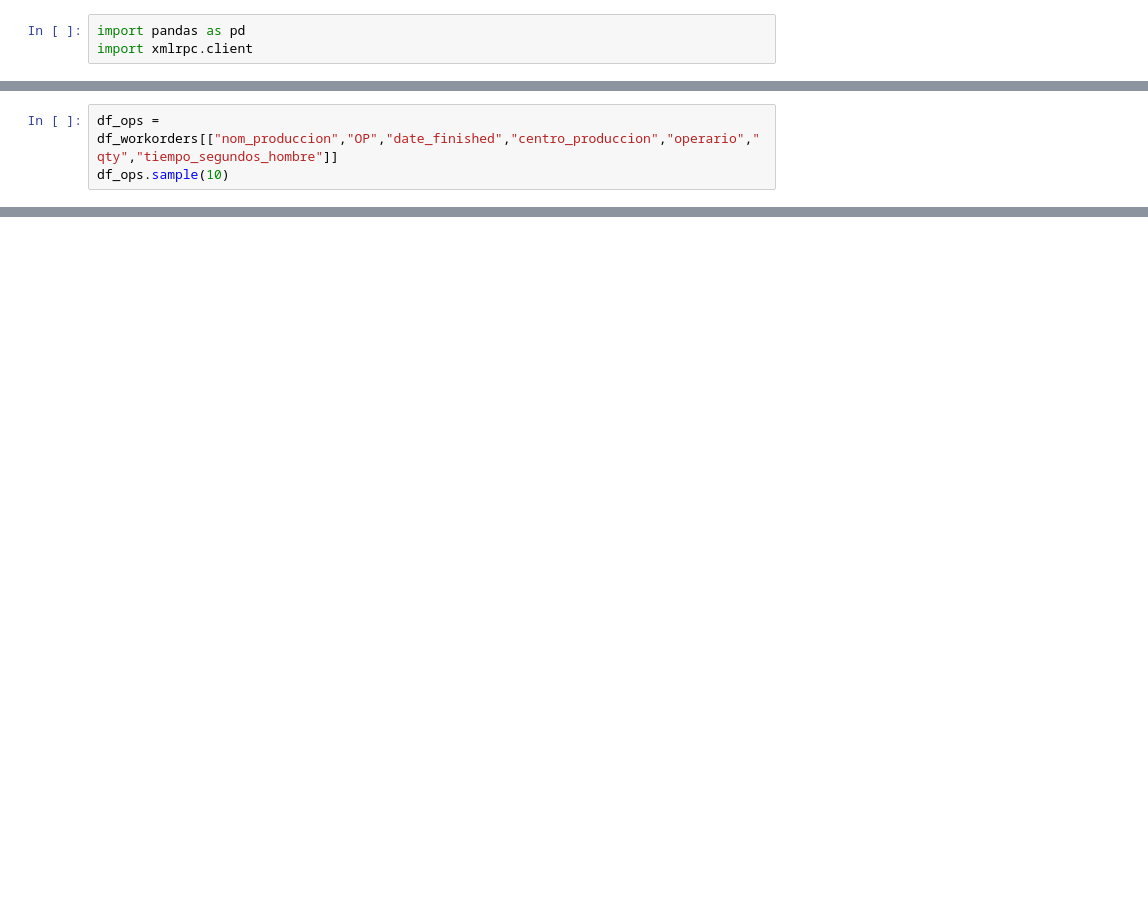
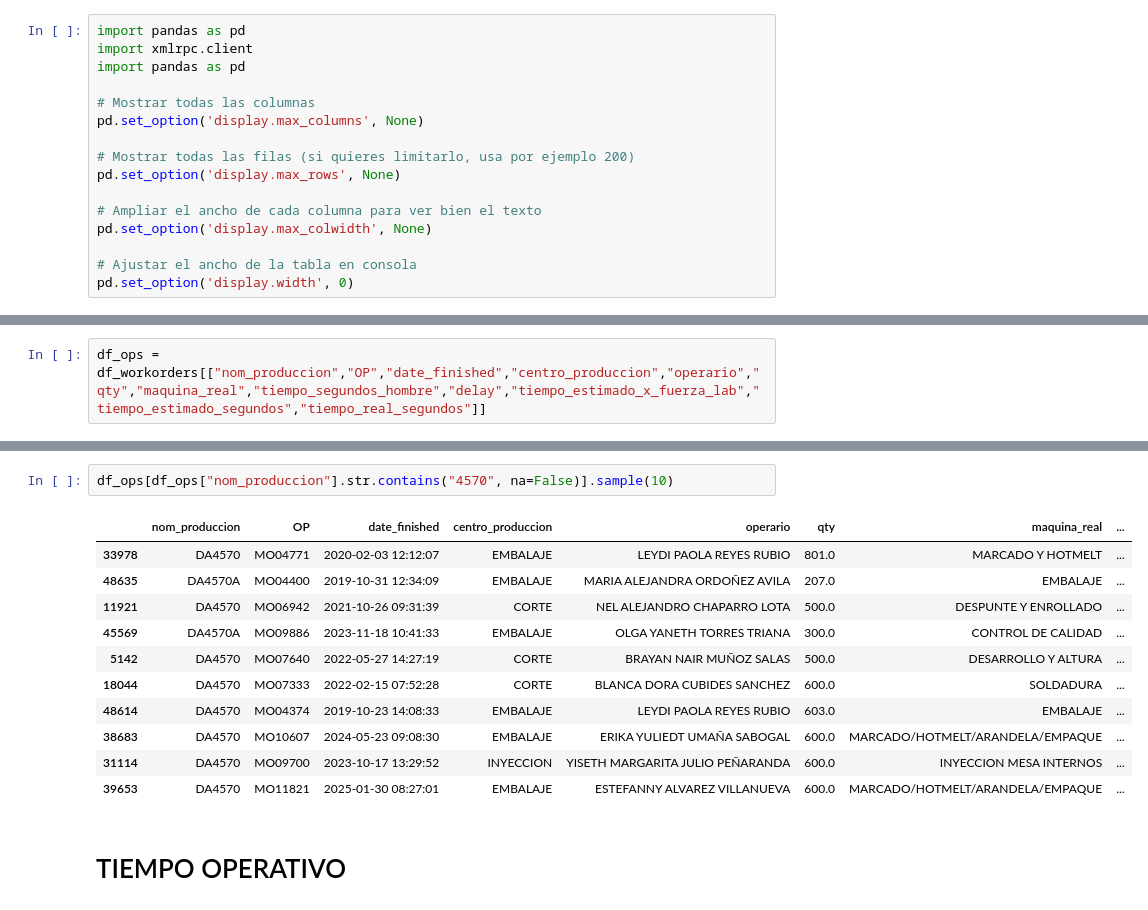
Before and after one commit to FiltrosDonsson/Proyectos-Data-analyst, a Jupyter notebook: PRORUDCCION/tiempo_produccion.ipynb, the cells around one changed output, grey strips where cells are left out. Saved outputs shown, nothing was run; the diff lists cells and outputs as text; blank space fills up the shorter version.

```diff
--- a/PRORUDCCION/tiempo_produccion.ipynb
+++ b/PRORUDCCION/tiempo_produccion.ipynb
@@ -1,3 +1,16 @@
 # %%
 import pandas as pd
 import xmlrpc.client
+import pandas as pd
+
+# Mostrar todas las columnas
+pd.set_option('display.max_columns', None)
+
+# Mostrar todas las filas (si quieres limitarlo, usa por ejemplo 200)
+pd.set_option('display.max_rows', None)
+
+# Ampliar el ancho de cada columna para ver bien el texto
+pd.set_option('display.max_colwidth', None)
+
+# Ajustar el ancho de la tabla en consola
+pd.set_option('display.width', 0)
@@ -115,4 +171,3 @@ df_workorders.loc[:, "nom_produccion"] = df_workorders["name"].str.extract(r'([A
 # %%
-df_ops = df_workorders[["nom_produccion","OP","date_finished","centro_produccion","operario","qty","tiempo_segundos_hombre"]]
-df_ops.sample(10)
+df_ops = df_workorders[["nom_produccion","OP","date_finished","centro_produccion","operario","qty","maquina_real","tiempo_segundos_hombre","delay","tiempo_estimado_x_fuerza_lab","tiempo_estimado_segundos","tiempo_real_segundos"]]
 # %% [output]
@@ -147,0 +175,16 @@ df_def[df_def["Clasificacion"]=="AAA"].sample(10)
+# %%
+df_ops[df_ops["nom_produccion"].str.contains("4570", na=False)].sample(10)
+# %% [output]
+|  | nom_produccion | OP | date_finished | centro_produccion | operario | qty | maquina_real | ... |
+| 33978 | DA4570 | MO04771 | 2020-02-03 12:12:07 | EMBALAJE | LEYDI PAOLA REYES RUBIO | 801.0 | MARCADO Y HOTMELT | ... |
+| 48635 | DA4570A | MO04400 | 2019-10-31 12:34:09 | EMBALAJE | MARIA ALEJANDRA ORDOÑEZ AVILA | 207.0 | EMBALAJE | ... |
+| 11921 | DA4570 | MO06942 | 2021-10-26 09:31:39 | CORTE | NEL ALEJANDRO CHAPARRO LOTA | 500.0 | DESPUNTE Y ENROLLADO | ... |
+| 45569 | DA4570A | MO09886 | 2023-11-18 10:41:33 | EMBALAJE | OLGA YANETH TORRES TRIANA | 300.0 | CONTROL DE CALIDAD | ... |
+| 5142 | DA4570 | MO07640 | 2022-05-27 14:27:19 | CORTE | BRAYAN NAIR MUÑOZ SALAS | 500.0 | DESARROLLO Y ALTURA | ... |
+| 18044 | DA4570 | MO07333 | 2022-02-15 07:52:28 | CORTE | BLANCA DORA CUBIDES SANCHEZ | 600.0 | SOLDADURA | ... |
+| 48614 | DA4570 | MO04374 | 2019-10-23 14:08:33 | EMBALAJE | LEYDI PAOLA REYES RUBIO | 603.0 | EMBALAJE | ... |
+| 38683 | DA4570 | MO10607 | 2024-05-23 09:08:30 | EMBALAJE | ERIKA YULIEDT UMAÑA SABOGAL | 600.0 | MARCADO/HOTMELT/ARANDELA/EMPAQUE | ... |
+| 31114 | DA4570 | MO09700 | 2023-10-17 13:29:52 | INYECCION | YISETH MARGARITA JULIO PEÑARANDA | 600.0 | INYECCION MESA INTERNOS | ... |
+| 39653 | DA4570 | MO11821 | 2025-01-30 08:27:01 | EMBALAJE | ESTEFANNY ALVAREZ VILLANUEVA | 600.0 | MARCADO/HOTMELT/ARANDELA/EMPAQUE | ... |
+# %% [markdown]
+# TIEMPO OPERATIVO
```
Also changed, not shown: parts of 15 cells of this notebook, 6 other files.
